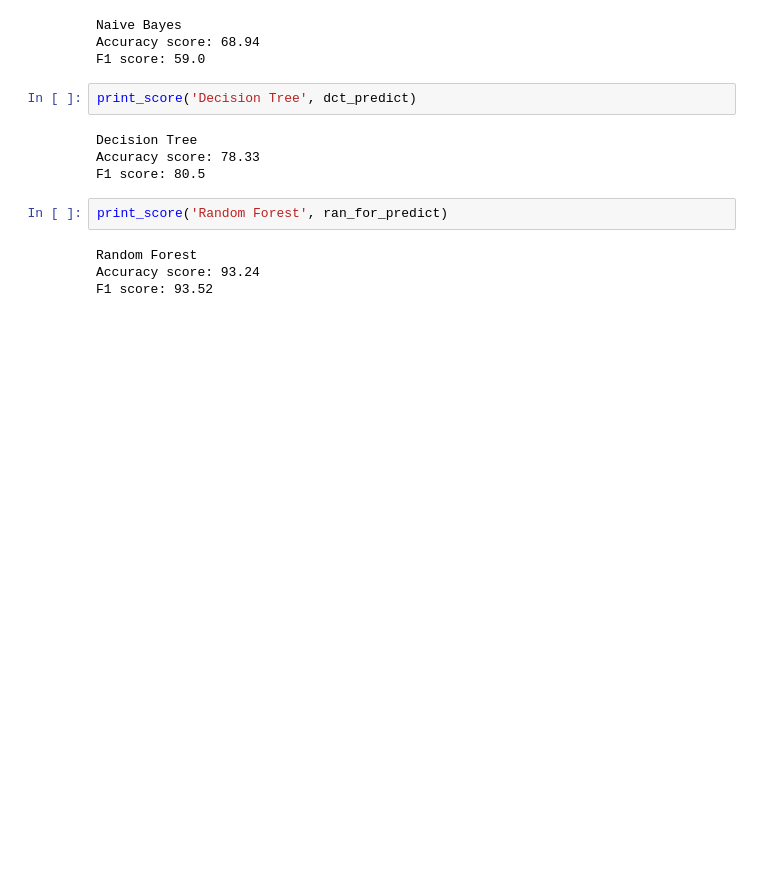
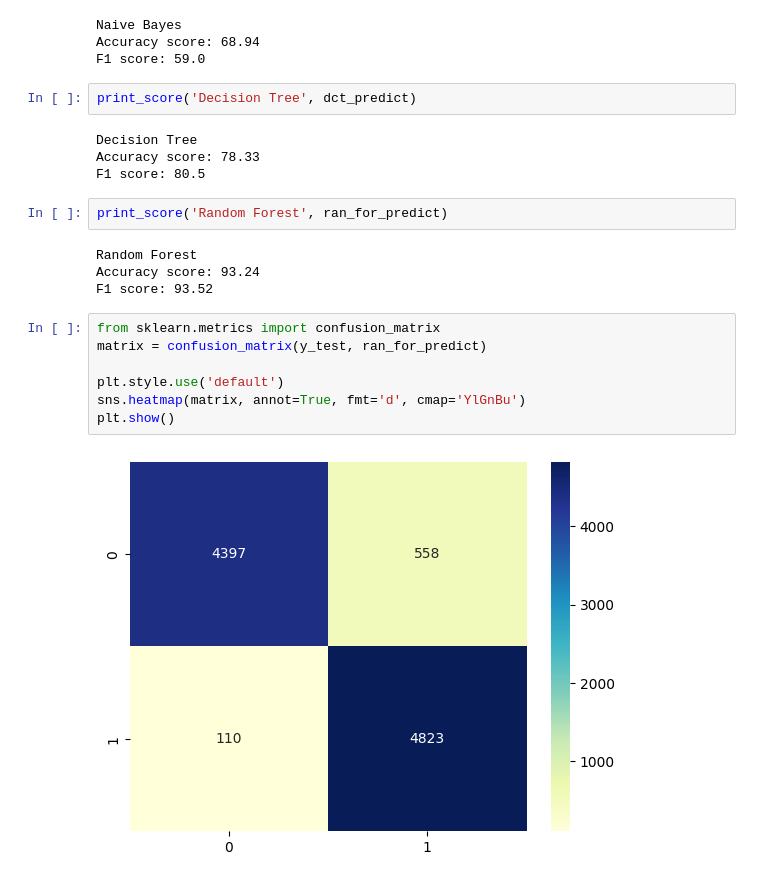
Before and after one commit to timkao/MachineLearning, a Jupyter notebook: classification_practice.ipynb, the cells around one changed output. Saved outputs shown, nothing was run; the diff lists cells and outputs as text; blank space fills up the shorter version.

Commit message:
confusion matrix and classification report

```diff
--- a/classification_practice.ipynb
+++ b/classification_practice.ipynb
@@ -394,3 +394,12 @@ print_score('Random Forest', ran_for_predict)
 Random Forest
 Accuracy score: 93.24
 F1 score: 93.52
+# %%
+from sklearn.metrics import confusion_matrix
+matrix = confusion_matrix(y_test, ran_for_predict)
+
+plt.style.use('default')
+sns.heatmap(matrix, annot=True, fmt='d', cmap='YlGnBu')
+plt.show()
+# %% [output]
+[figure, added]
```
Also changed, not shown: parts of 1 cell of this notebook.
